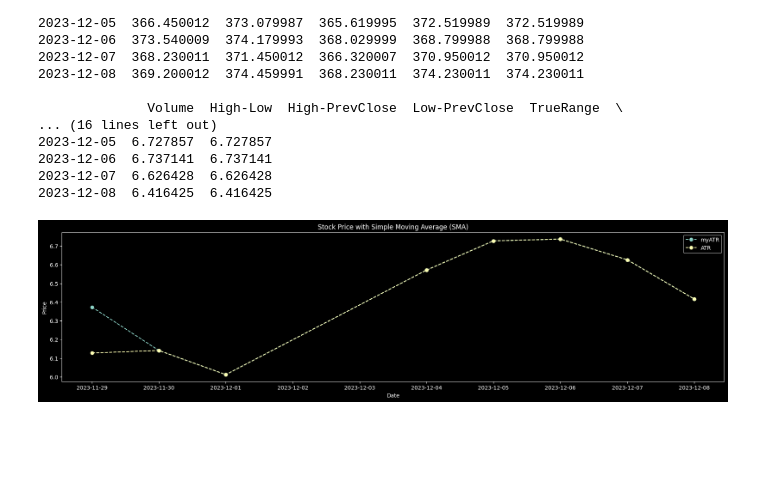
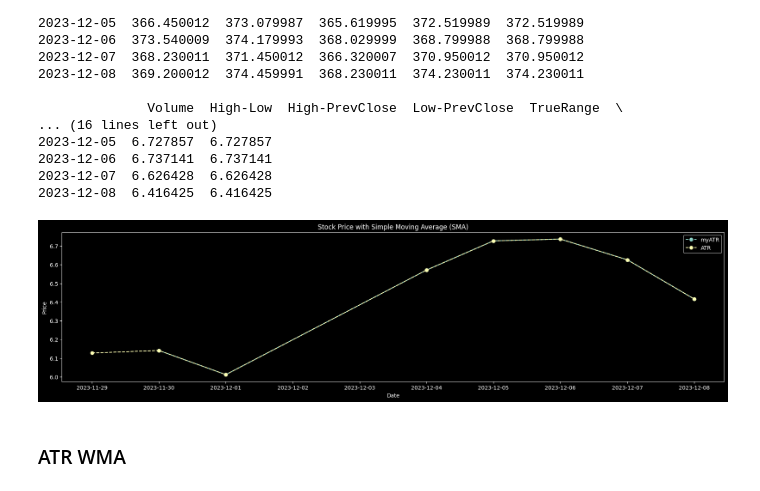
Before and after one commit to H3cth0r/statis.co, a Jupyter notebook: test.ipynb, the cells around one changed output. Saved outputs shown, nothing was run; the diff lists cells and outputs as text; code cells hidden in the pictures; blank space fills up the shorter version.

```diff
--- a/test.ipynb
+++ b/test.ipynb
@@ -373,13 +382,15 @@ Date
 # %%
 # Plotting
 plt.figure(figsize=(22, 5))
 # plt.plot(msft.index, msft['Close'], label='Close', marker='o')
-plt.plot(msft.index[13:], msft['myATR'][13:], label='myATR', linestyle='--', marker='o')
+plt.plot(msft.index[14:], msft['myATR'][14:], label='myATR', linestyle='--', marker='o')
 plt.plot(msft.index, msft['ATR'], label='ATR', linestyle='--', marker='o')
 plt.title('Stock Price with Simple Moving Average (SMA)')
 plt.xlabel('Date')
 plt.ylabel('Price')
 plt.legend()
 plt.show()
 # %% [output]
-[figure, old version]
+[figure, new version]
+# %% [markdown]
+### ATR WMA
```
Also changed, not shown: parts of 5 cells of this notebook.
